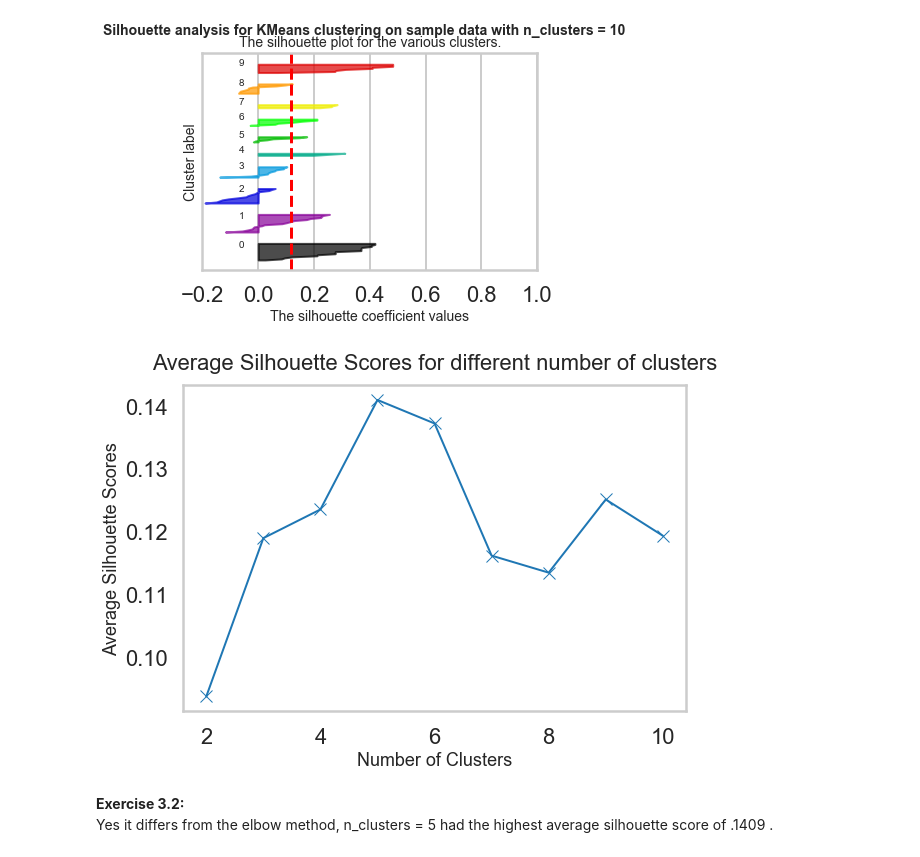
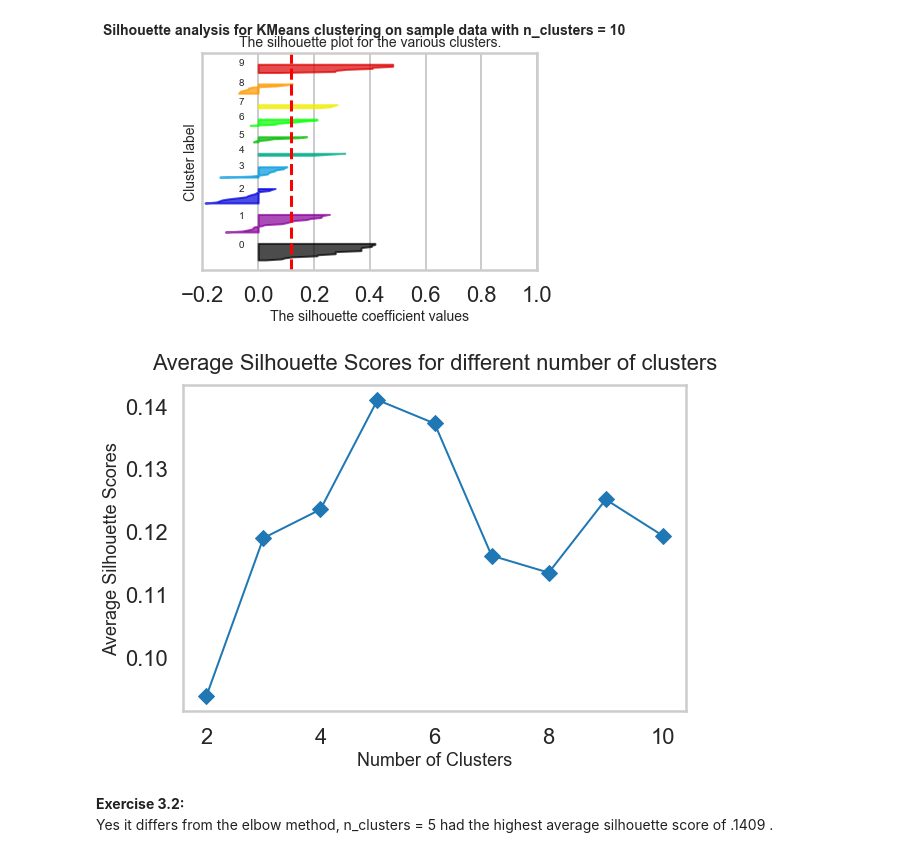
Before and after one commit to nina-driver/Springboard, a Jupyter notebook: 10 - Clustering/Mini_Project_Clustering.ipynb, the cells around one changed output. Cells and saved outputs as stored; diff of their text form; code cells hidden in the pictures.

```diff
--- a/10 - Clustering/Mini_Project_Clustering.ipynb
+++ b/10 - Clustering/Mini_Project_Clustering.ipynb
@@ -299,23 +299,23 @@ For n_clusters = 10 The average silhouette_score is : 0.11928332134753233
 # %%
 n_clusts = range(2,11)
 silhouette_avg_scores = []
 
 for k in n_clusts:
     K_cluster = KMeans(n_clusters=k, random_state=10)
     K_pred = K_cluster.fit_predict(x_cols)
 
     silhouette_avg = silhouette_score(x_cols, K_pred)
     silhouette_avg_scores.append(silhouette_avg)
 
 plt.figure(figsize=(9,6))
-plt.plot(range(2,11), silhouette_avg_scores, linewidth=2, marker='x')
+plt.plot(range(2,11), silhouette_avg_scores, linewidth=2, marker='D')
 plt.xlabel("Number of Clusters", fontsize=18)
 plt.ylabel("Average Silhouette Scores", fontsize=18)
 plt.title("Average Silhouette Scores for different number of clusters", fontsize=22, y=1.03)
 plt.grid(False)
 plt.show()
 # %% [output]
-[figure, old version]
+[figure, new version]
 # %% [markdown]
 **Exercise 3.2:**
 Yes it differs from the elbow method, n_clusters = 5 had the highest average silhouette score of .1409 .
```
Also changed, not shown: parts of 3 cells of this notebook.
